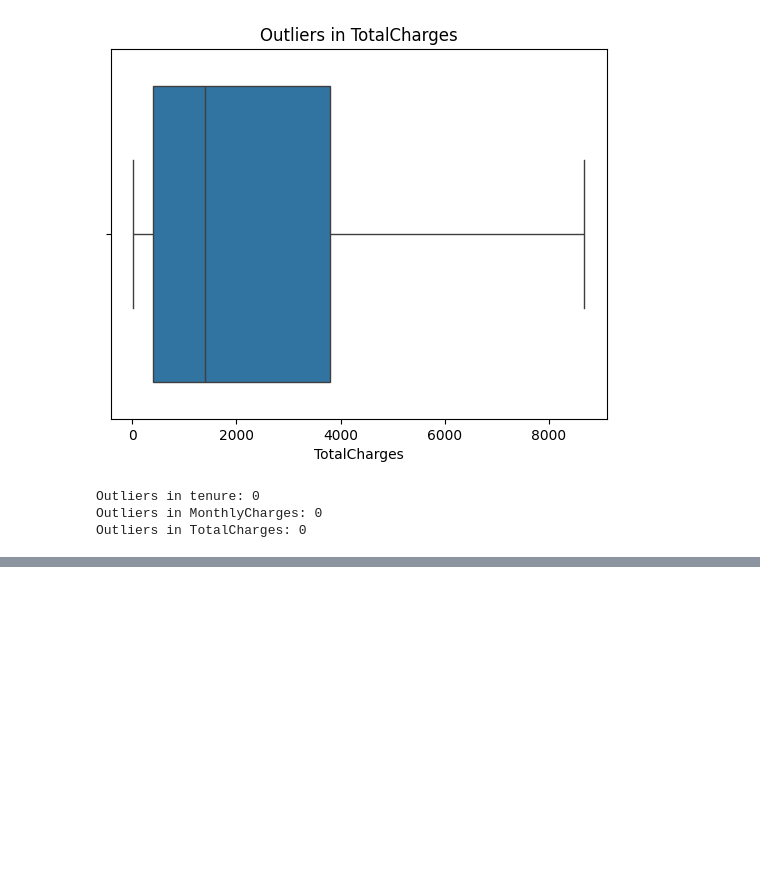
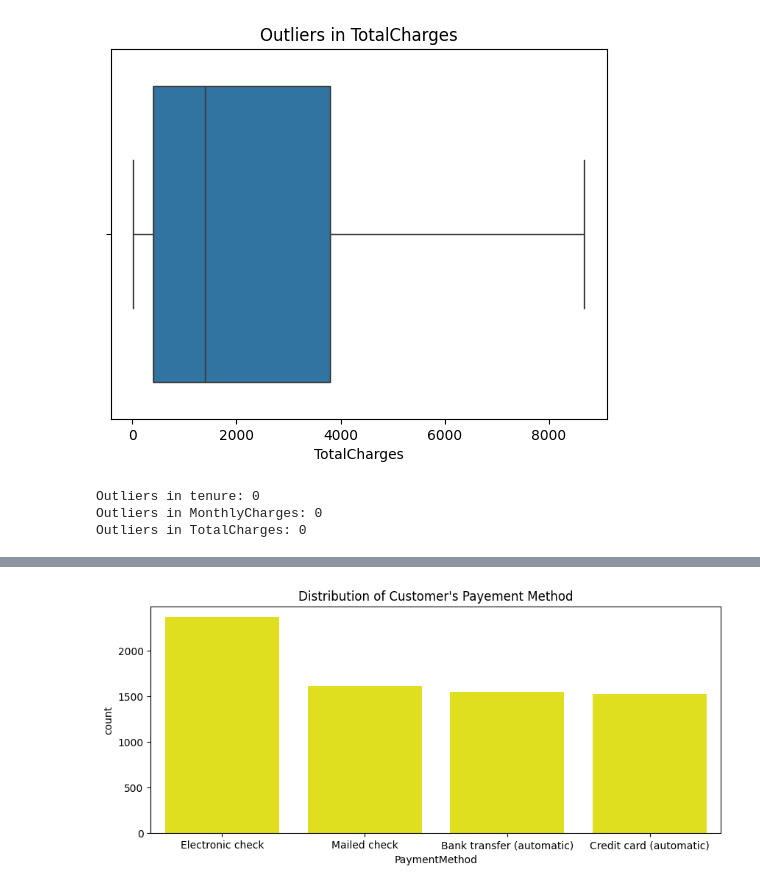
Before and after one commit to AmmarShaikh81/Customer_Churn_Analysis, a Jupyter notebook: Notebooks/Notebook1.ipynb, the cells around one changed output, grey strips where cells are left out. Saved outputs shown, nothing was run; the diff lists cells and outputs as text; code cells hidden in the pictures; blank space fills up the shorter version.

Commit message:
Performed churn tenure category and payment method analysis

```diff
--- a/Notebooks/Notebook1.ipynb
+++ b/Notebooks/Notebook1.ipynb
@@ -262,0 +267,8 @@ Outliers in TotalCharges: 0
+# %%
+#Monthly charges Distribution
+plt.figure(figsize=(10,4))
+sns.countplot(df,x='PaymentMethod',color='yellow')
+plt.title("Distribution of Customer's Payement Method")
+plt.show()
+# %% [output]
+[figure, added]
```
Also changed, not shown: parts of 7 cells of this notebook.
